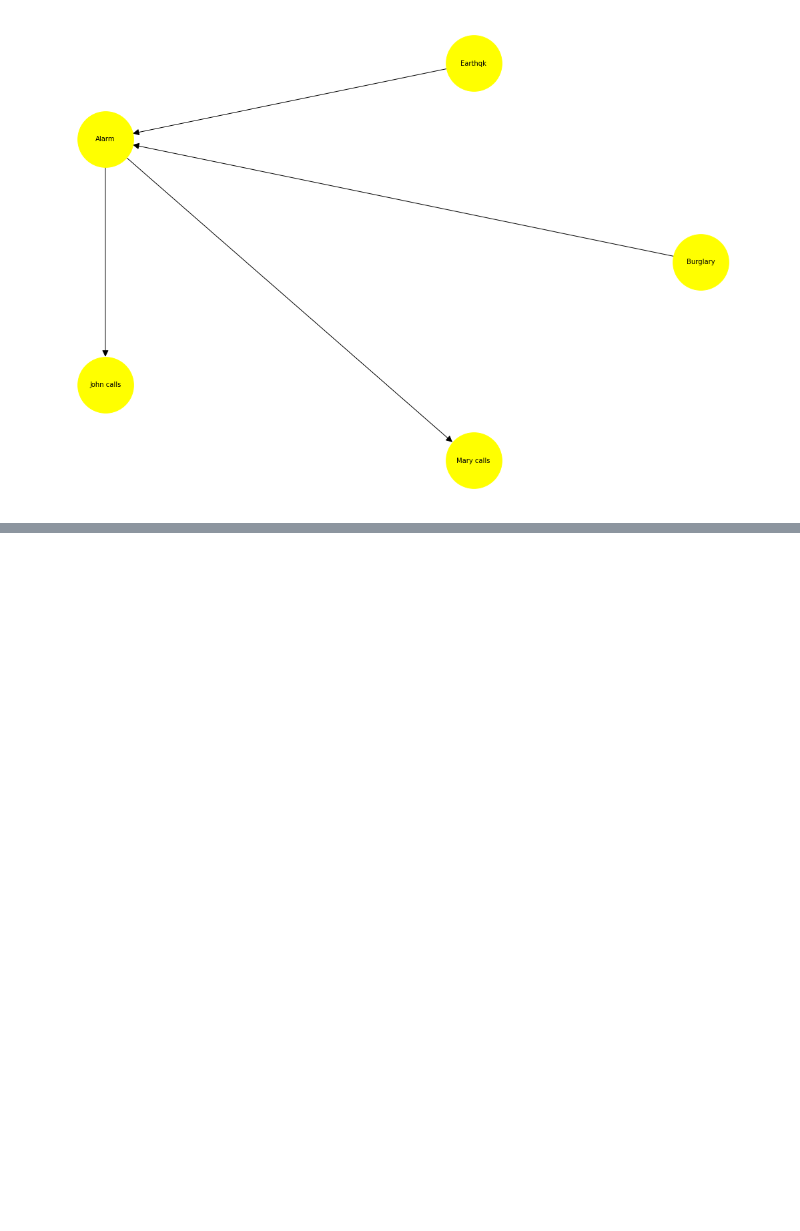
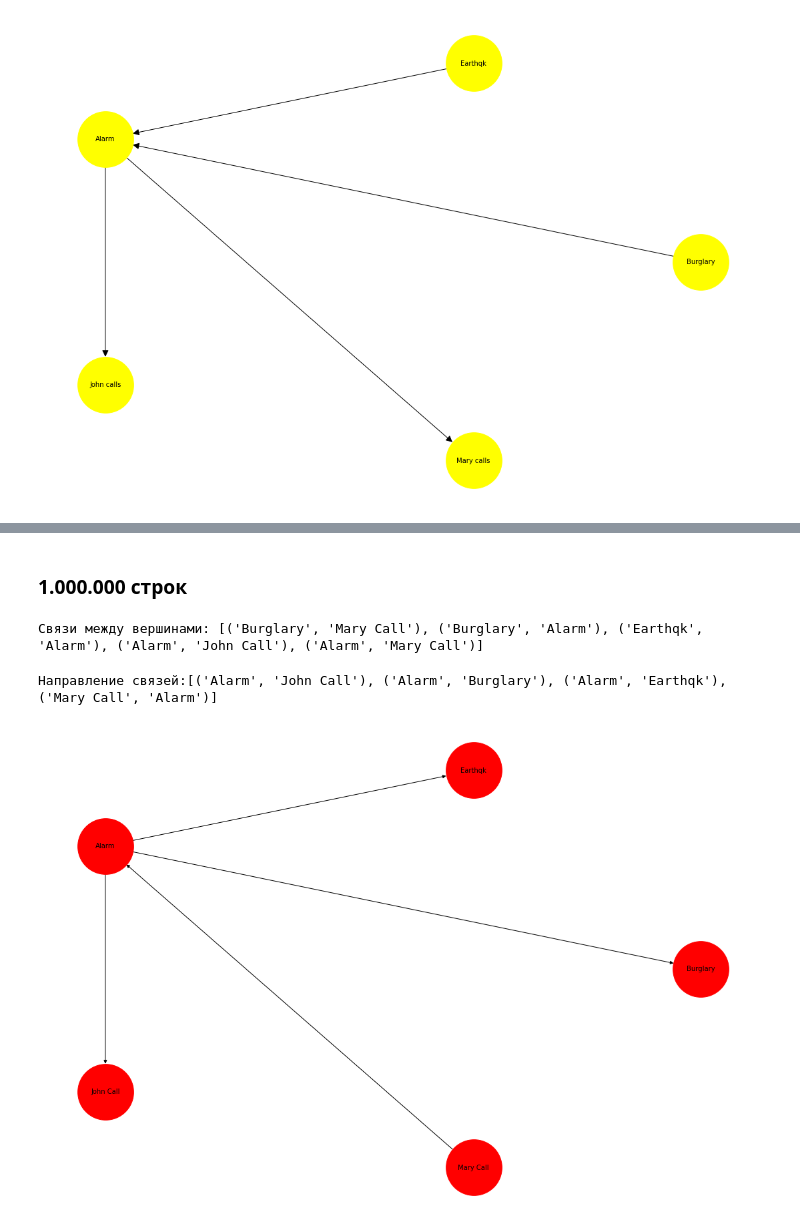
Before and after one commit to kattiia/Math_in_DS, a Jupyter notebook: Bayes/bayes.ipynb, the cells around one changed output, grey strips where cells are left out. Saved outputs shown, nothing was run; the diff lists cells and outputs as text; code cells hidden in the pictures; blank space fills up the shorter version.

```diff
--- a/Bayes/bayes.ipynb
+++ b/Bayes/bayes.ipynb
@@ -99,0 +237,10 @@ plt.show()
+# %% [markdown]
+### 1.000.000 строк
+# %%
+df=generate_df(1000000)
+# %%
+create_graph(df)
+# %% [output]
+Связи между вершинами: [('Burglary', 'Mary Call'), ('Burglary', 'Alarm'), ('Earthqk', 'Alarm'), ('Alarm', 'John Call'), ('Alarm', 'Mary Call')]
+Направление связей:[('Alarm', 'John Call'), ('Alarm', 'Burglary'), ('Alarm', 'Earthqk'), ('Mary Call', 'Alarm')]
+[figure, added]
```
Also changed, not shown: parts of 21 cells of this notebook, 2 other files.
